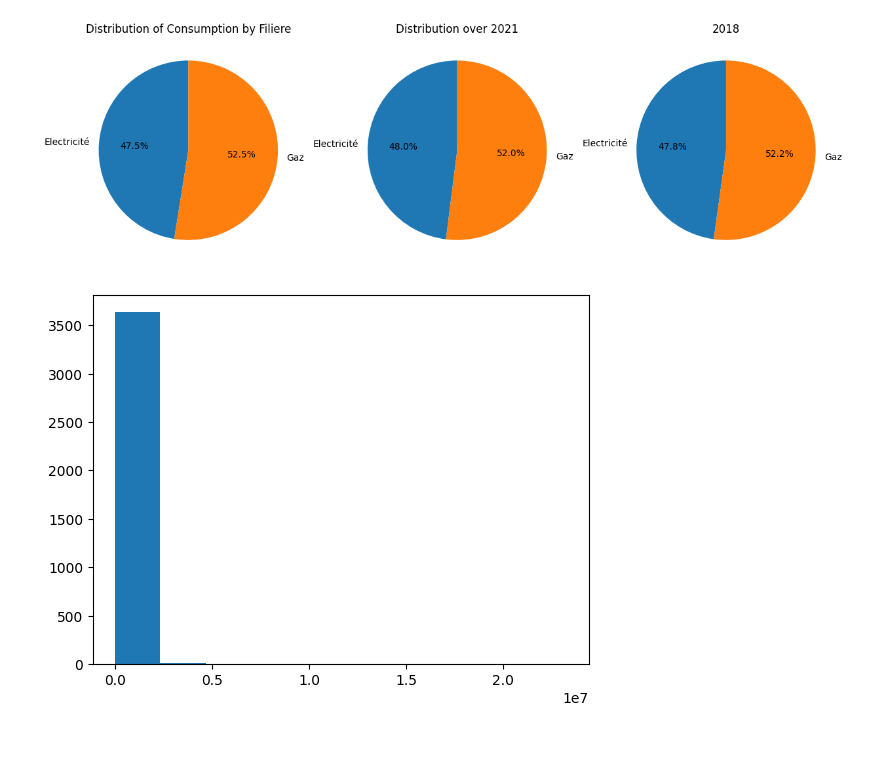
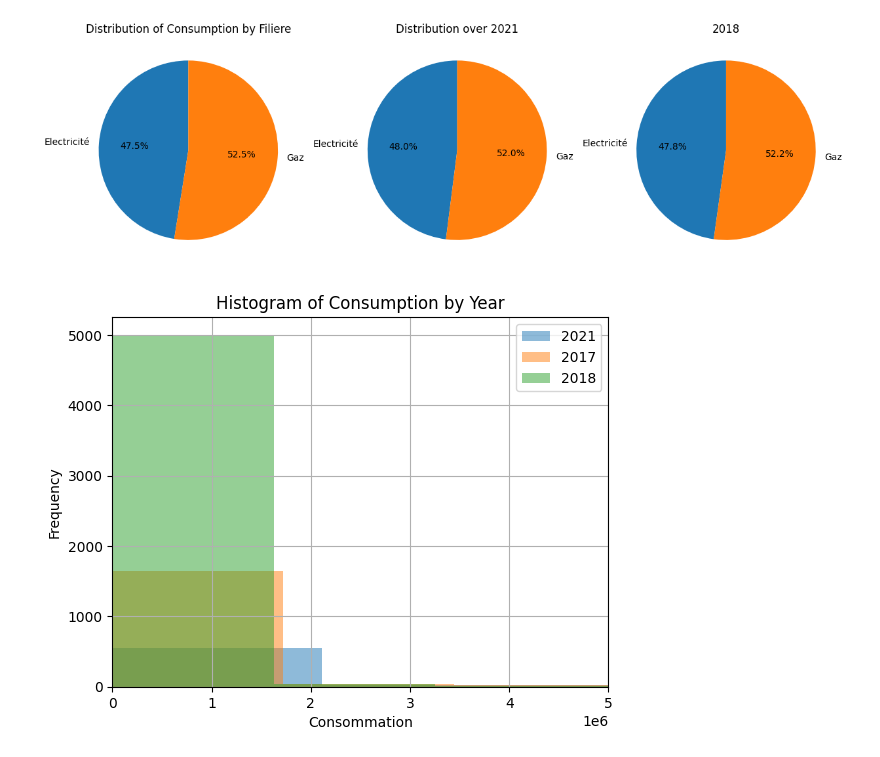
Before and after one commit to Leiiph/DatavizProjectM1, a Jupyter notebook: test.ipynb, the cells around one changed output. Drawn from its saved outputs; the diff is of its cells as text; code cells hidden in the pictures.

```diff
--- a/test.ipynb
+++ b/test.ipynb
@@ -184,9 +184,14 @@ axes[2].set_title("2018")  # Fixed the title method
 plt.show()
 # %% [output]
 [figure]
-# %%
-df2021 = df[(df['annee'] == 2021) & (df['filiere'] == 'Electricité')]
-plt.hist(df2021['conso'], bins=10, label='conso 2021')
-plt.show()
-# %% [output]
-[figure, removed]
+# %%
+df = df[df['annee'].isin([2021, 2017, 2018])]
+df.groupby('annee')['conso'].hist(alpha=0.5, bins=20)
+plt.xlabel('Consommation')
+plt.ylabel('Frequency')
+plt.title('Histogram of Consumption by Year')
+plt.legend(df['annee'].unique())
+plt.xlim(0, 5000000)
+plt.show()
+# %% [output]
+[figure, added]
```
Also changed, not shown: 1 other file.
